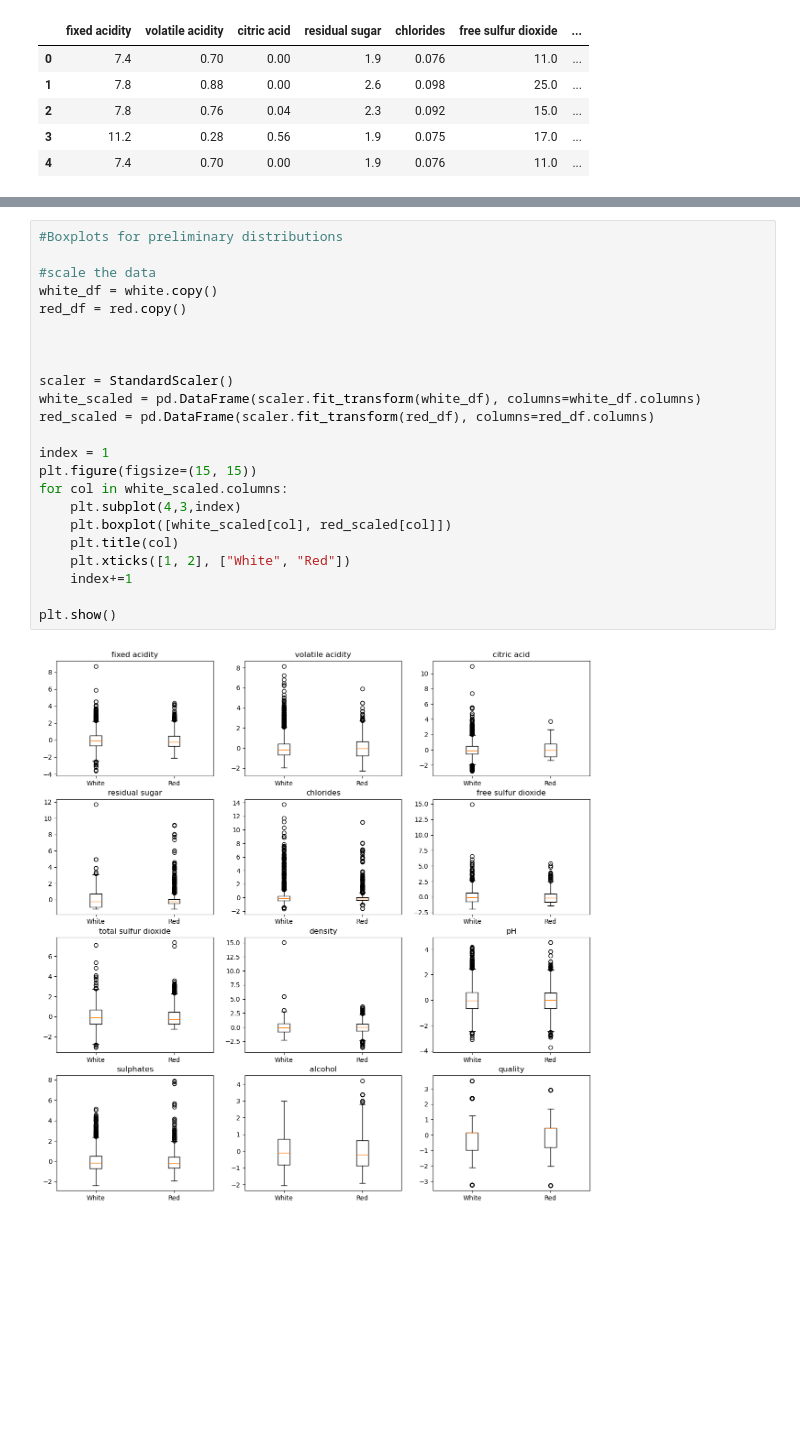
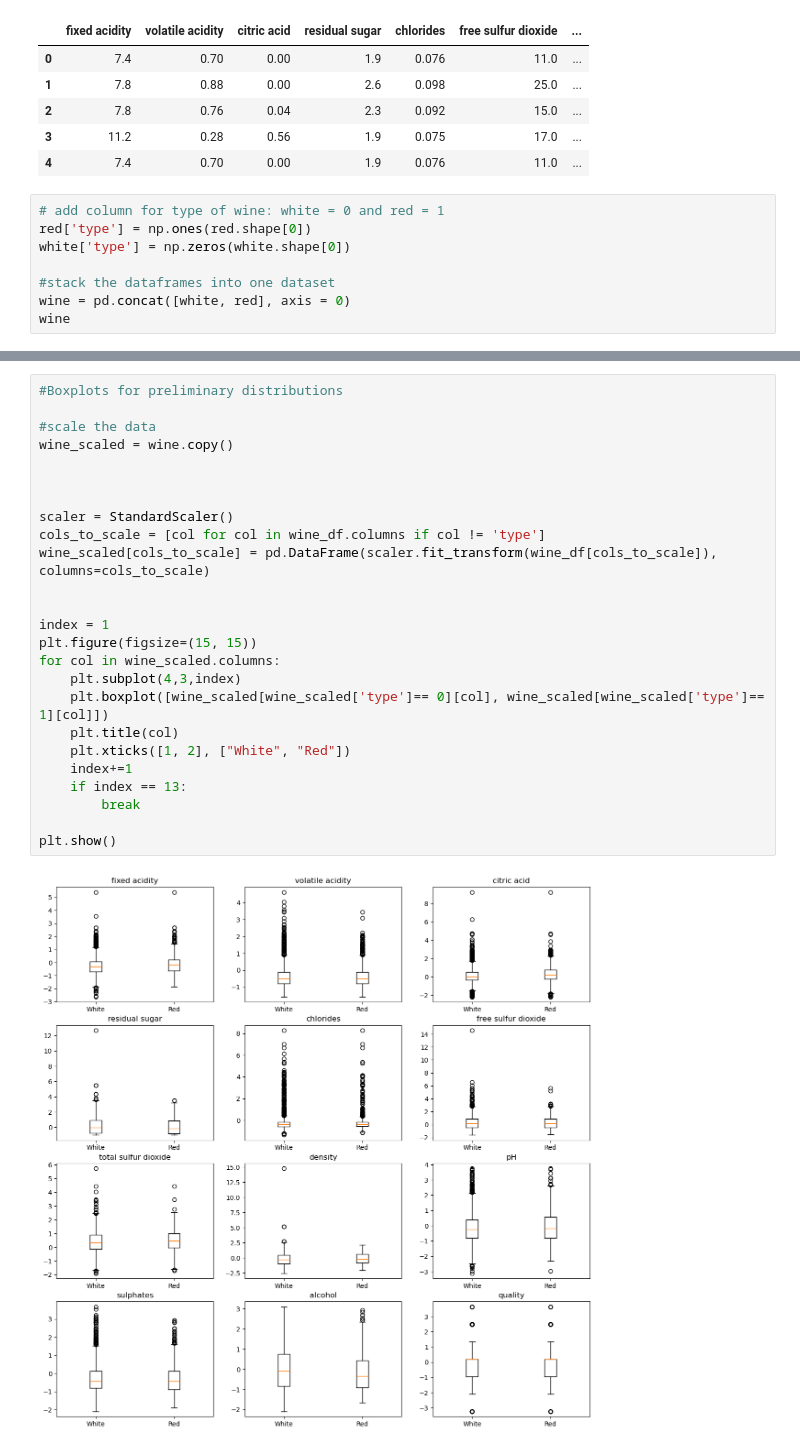
Before and after one commit to sastadlan/417-final-project, a Jupyter notebook: Wine_Quality.ipynb, the cells around one changed output, grey strips where cells are left out. Drawn from its saved outputs; the diff is of its cells as text; blank space fills up the shorter version.

Commit message:
initial visualizations

```diff
--- a/Wine_Quality.ipynb
+++ b/Wine_Quality.ipynb
@@ -33,3 +33,11 @@ red.head()
 | 2 | 7.8 | 0.76 | 0.04 | 2.3 | 0.092 | 15.0 | ... |
 | 3 | 11.2 | 0.28 | 0.56 | 1.9 | 0.075 | 17.0 | ... |
 | 4 | 7.4 | 0.70 | 0.00 | 1.9 | 0.076 | 11.0 | ... |
+# %%
+# add column for type of wine: white = 0 and red = 1
+red['type'] = np.ones(red.shape[0])
+white['type'] = np.zeros(white.shape[0])
+
+#stack the dataframes into one dataset
+wine = pd.concat([white, red], axis = 0)
+wine
@@ -70,26 +94,28 @@ red.describe().transpose()
 # %%
 #Boxplots for preliminary distributions
 
 #scale the data
-white_df = white.copy()
-red_df = red.copy()
+wine_scaled = wine.copy()
 
 
 
 scaler = StandardScaler()
-white_scaled = pd.DataFrame(scaler.fit_transform(white_df), columns=white_df.columns)
-red_scaled = pd.DataFrame(scaler.fit_transform(red_df), columns=red_df.columns)
+cols_to_scale = [col for col in wine_df.columns if col != 'type']
+wine_scaled[cols_to_scale] = pd.DataFrame(scaler.fit_transform(wine_df[cols_to_scale]), columns=cols_to_scale)
+
 
 index = 1
 plt.figure(figsize=(15, 15))
-for col in white_scaled.columns:
+for col in wine_scaled.columns:
     plt.subplot(4,3,index)
-    plt.boxplot([white_scaled[col], red_scaled[col]])
+    plt.boxplot([wine_scaled[wine_scaled['type']== 0][col], wine_scaled[wine_scaled['type']== 1][col]])
     plt.title(col)
     plt.xticks([1, 2], ["White", "Red"])
     index+=1
+    if index == 13:
+        break
 
 plt.show()
 # %% [output]
-[figure, old version]
+[figure, new version]
 # %% [markdown]
```
Also changed, not shown: parts of 7 cells of this notebook.
